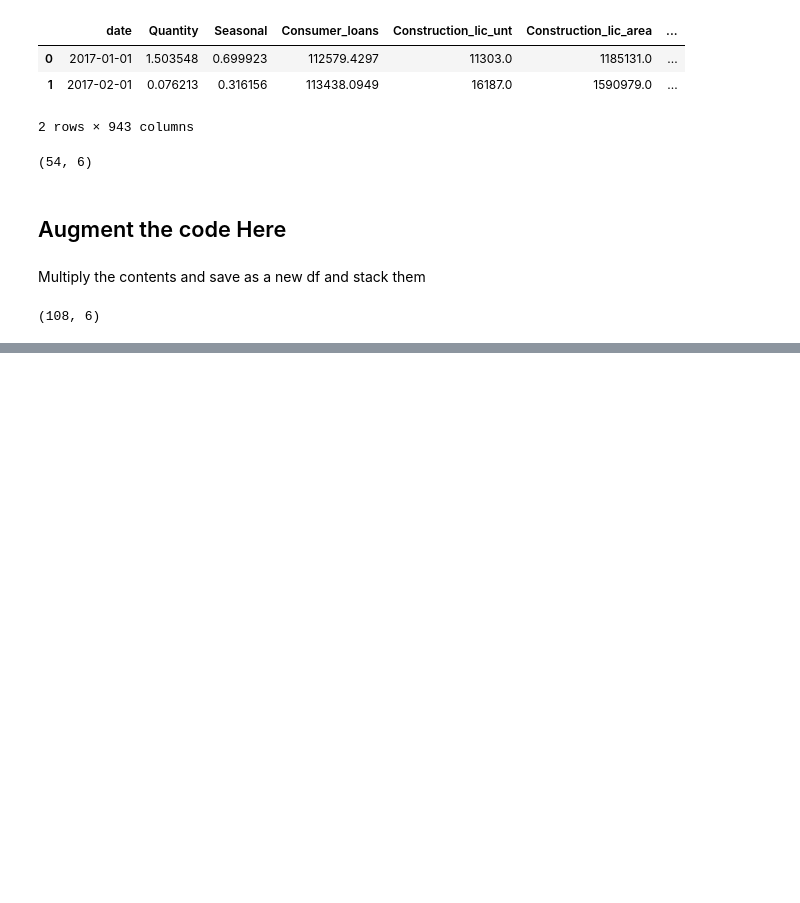
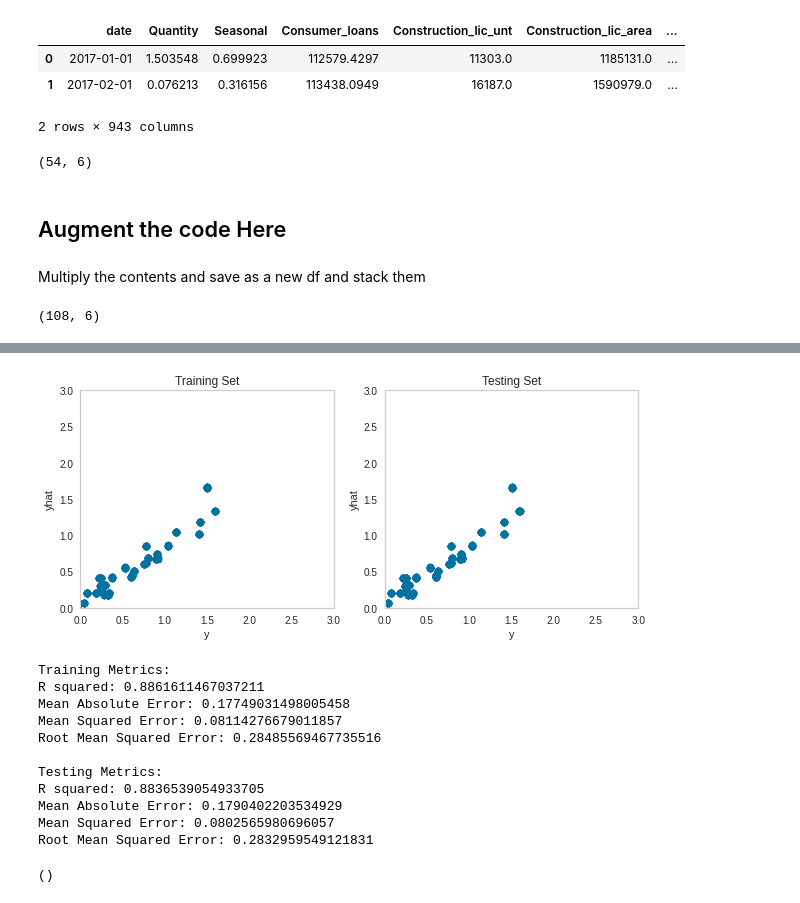
Before and after one commit to JF11579/Adelphi, a Jupyter notebook: Spring5_4.ipynb, the cells around one changed output, grey strips where cells are left out. Saved outputs shown, nothing was run; the diff lists cells and outputs as text; code cells hidden in the pictures; blank space fills up the shorter version.

```diff
--- a/Spring5_4.ipynb
+++ b/Spring5_4.ipynb
@@ -856,0 +952,6 @@ LassoReg.alphas_[4]/LassoReg.alphas_[0]
+# %%
+1# CV = X train split
+2 #LassoReg = LassoCV(cv = 16, random_state=1, tol =1).fit(X, y)
+3 # CV = X split
+4 #LassoReg = LassoCV(cv = 27, random_state=1, tol =1).fit(X, y)
+LassoReg = LassoCV(cv = 43, random_state=1, tol = 0.01, n_alphas=5).fit(X, y) # CV = X 6 LassoReg.alphas_[4]/LassoReg.alphas_[0]
@@ -856,0 +971,17 @@ LassoReg.alphas_[4]/LassoReg.alphas_[0]
+# %%
+Prediction_Plots(y_train, y_pred_Train, y_test, y_pred_Test)
+Metrics_Printer(y_train, y_pred_Train, y_test, y_pred_Test)
+# %% [output]
+[figure, added]
+Training Metrics:
+R squared: 0.8861611467037211
+Mean Absolute Error: 0.17749031498005458
+Mean Squared Error: 0.08114276679011857
+Root Mean Squared Error: 0.28485569467735516
+
+Testing Metrics:
+R squared: 0.8836539054933705
+Mean Absolute Error: 0.1790402203534929
+Mean Squared Error: 0.0802565980696057
+Root Mean Squared Error: 0.2832959549121831
+()
```
Also changed, not shown: parts of 26 cells of this notebook.
